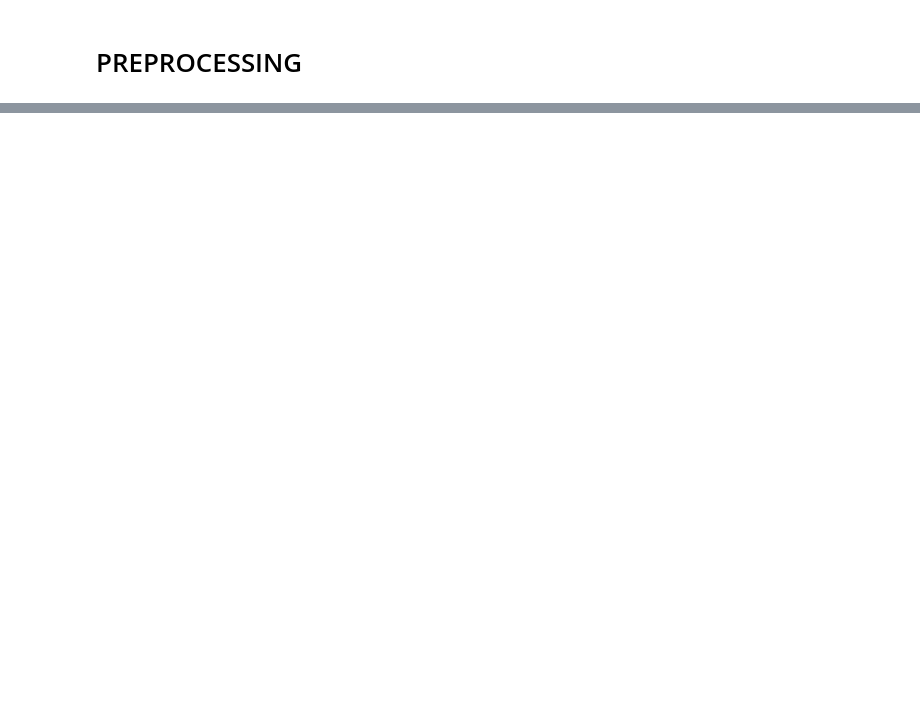
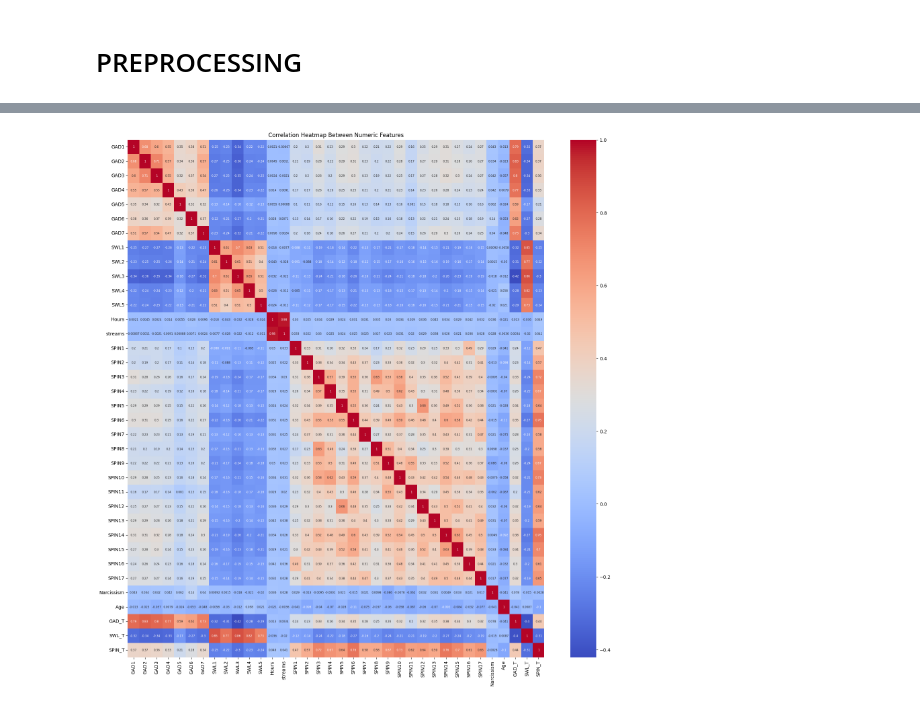
Before and after one commit to ALIENHZ1/ECE443_Term_Project, a Jupyter notebook: Game Anxiety/main.ipynb, the cells around one changed output, grey strips where cells are left out. Drawn from its saved outputs; the diff is of its cells as text; code cells hidden in the pictures; blank space fills up the shorter version.

```diff
--- a/Game Anxiety/main.ipynb
+++ b/Game Anxiety/main.ipynb
@@ -263,14 +265,10 @@ The above dataset has many interesting features that can be noticed at a glance.
 
 data.drop(columns=['highestleague', 'S. No.', 'Timestamp'], inplace=True)
 data.drop(["Birthplace", "Birthplace_ISO3"], axis=1, inplace=True)
-
-data['Residence'] = data['Residence'].replace('Unknown', data['Residence'].mode()[0])
-data['Reference'] = data['Reference'].fillna('Other')
 data = data.drop(data[data['accept'].isnull()].index, axis=0)
+data = data.drop(['Residence', 'accept'], axis=1)
 
 data['Work'] = data['Work'].fillna(data['Work'].mode()[0])
-data = data.drop(['Residence', 'accept'], axis=1)
-
 data['GADE'] = data['GADE'].fillna(data['GADE'].value_counts().index[1])
 data['streams'] = data['streams'].fillna(int(data['streams'].mean()))
 data['Hours'] = data['Hours'].fillna(int(data['Hours'].mean()))
@@ -308,29 +306,5 @@ data['Playstyle'] = data['Playstyle'].replace('Other', np.nan)
 data['whyplay'] = data['whyplay'].replace('Other', np.nan)
 data['earnings'] = data['earnings'].replace('Other', np.nan)
 data['Platform'] = data['Platform'].replace('Console (PS, Xbox, ...)', 'Console')
-# Drop unwanted columns
-# data = data.drop(['GAD_T', 'SPIN_T', 'SWL_T'], axis=1)
-# Remove rows where Narcissism is NaN
-data = data.dropna(subset=['Narcissism'])
+
+data = data.dropna(subset=['GAD_T'])
-# %%
-from sklearn.preprocessing import LabelEncoder
-import pandas as pd
-
-# List of columns to encode
-label_encode_cols = ['GADE', 'Playstyle', 'whyplay', 'Platform', 'League', 'Reference', 'Gender', 'Work', 'Degree', 'Game', 'Residence_ISO3', 'earnings']
-
-# One-Hot Encode the following (optional)
-one_hot_encode_cols = ['Platform', 'League', 'Reference', 'earnings']
-
-# Initialize LabelEncoder
-label_encoders = {col: LabelEncoder() for col in label_encode_cols}
-
-# Apply Label Encoding
-for col in label_encode_cols:
-    data[col] = label_encoders[col].fit_transform(data[col])
-
-# One-Hot Encoding
-data = pd.get_dummies(data, columns=one_hot_encode_cols, drop_first=True)
-
-# Display encoded data
-display(data.head())
@@ -380,0 +317,8 @@ display(data)
+# %%
+# Correlations
+plt.figure(figsize=(20,20))
+sns.heatmap(data.select_dtypes(include='number').corr(), annot=True, annot_kws={'size': 6}, cmap='coolwarm')
+plt.title("Correlation Heatmap Between Numeric Features")
+plt.show()
+# %% [output]
+[figure, added]
```
Also changed, not shown: parts of 23 cells of this notebook, 1 other file.
